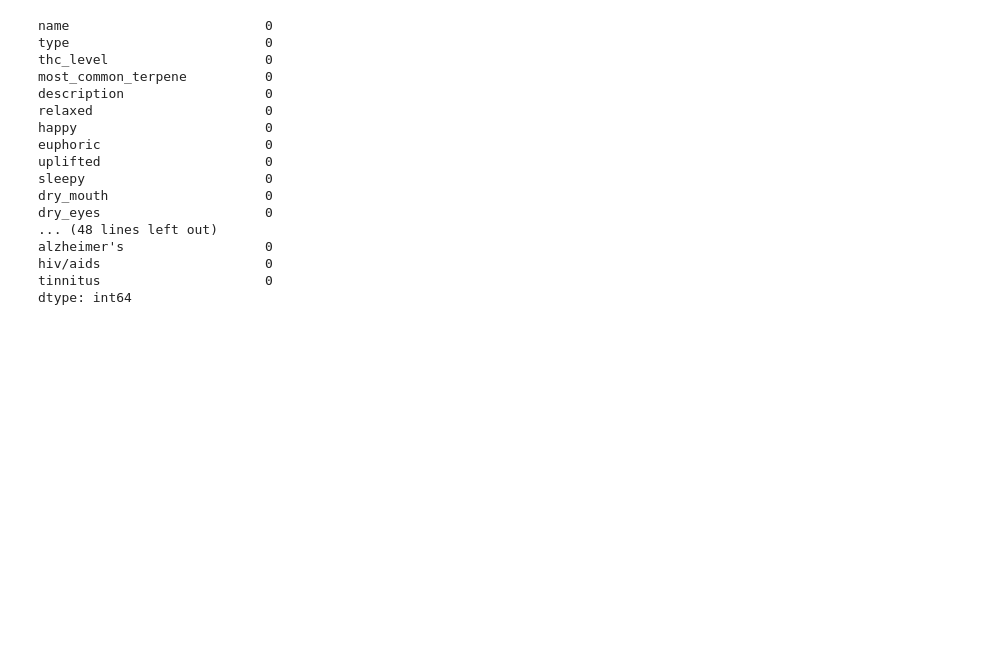
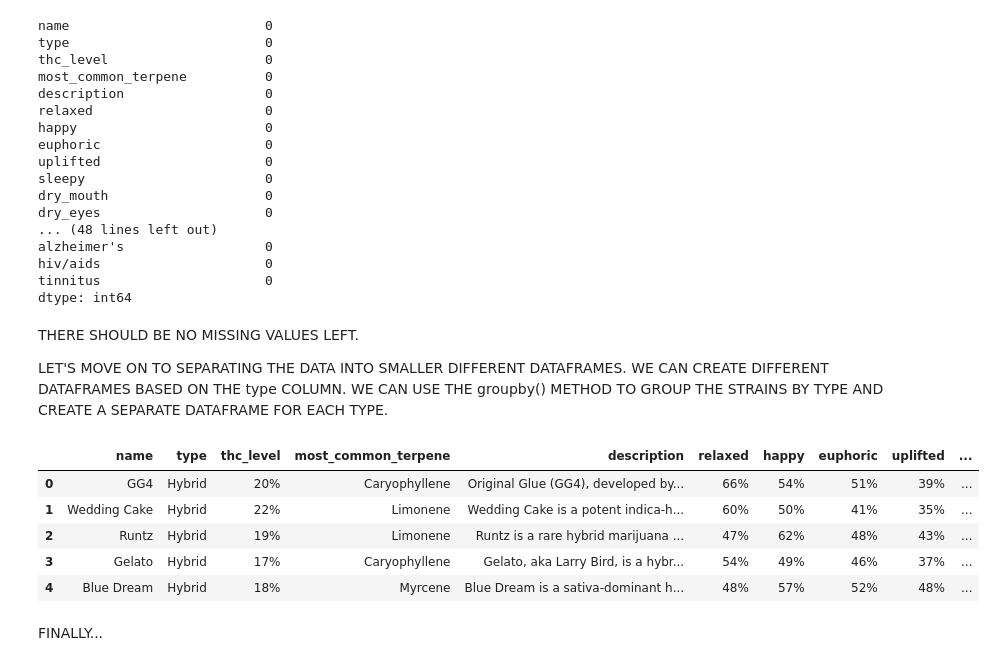
Before and after one commit to sergeveli/CognixiaClasses, a Jupyter notebook: solo_projects/cannabis_project/cannabis_dataset.ipynb, the cells around one changed output. Saved outputs shown, nothing was run; the diff lists cells and outputs as text; code cells hidden in the pictures; blank space fills up the shorter version.

```diff
--- a/solo_projects/cannabis_project/cannabis_dataset.ipynb
+++ b/solo_projects/cannabis_project/cannabis_dataset.ipynb
@@ -94,3 +95,24 @@ alzheimer's                  0
 hiv/aids                     0
 tinnitus                     0
 dtype: int64
+# %% [markdown]
+THERE SHOULD BE NO MISSING VALUES LEFT.
+
+LET'S MOVE ON TO SEPARATING THE DATA INTO SMALLER DIFFERENT DATAFRAMES.
+WE CAN CREATE DIFFERENT DATAFRAMES BASED ON THE type COLUMN. WE CAN USE THE groupby() METHOD TO GROUP THE STRAINS BY TYPE AND CREATE A SEPARATE DATAFRAME FOR EACH TYPE.
+# %%
+# Group strains by type and create separate dataframes for each type
+indica_df = df.groupby('type').get_group('Indica')
+sativa_df = df.groupby('type').get_group('Sativa')
+hybrid_df = df.groupby('type').get_group('Hybrid')
+unknown_df = df.groupby('type').get_group('Currently Unknown')
+hybrid_df.head()
+# %% [output]
+|  | name | type | thc_level | most_common_terpene | description | relaxed | happy | euphoric | uplifted | ... |
+| 0 | GG4 | Hybrid | 20% | Caryophyllene | Original Glue (GG4), developed by... | 66% | 54% | 51% | 39% | ... |
+| 1 | Wedding Cake | Hybrid | 22% | Limonene | Wedding Cake is a potent indica-h... | 60% | 50% | 41% | 35% | ... |
+| 2 | Runtz | Hybrid | 19% | Limonene | Runtz is a rare hybrid marijuana ... | 47% | 62% | 48% | 43% | ... |
+| 3 | Gelato | Hybrid | 17% | Caryophyllene | Gelato, aka Larry Bird, is a hybr... | 54% | 49% | 46% | 37% | ... |
+| 4 | Blue Dream | Hybrid | 18% | Myrcene | Blue Dream is a sativa-dominant h... | 48% | 57% | 52% | 48% | ... |
+# %% [markdown]
+FINALLY...
```
Also changed, not shown: parts of 2 cells of this notebook.
